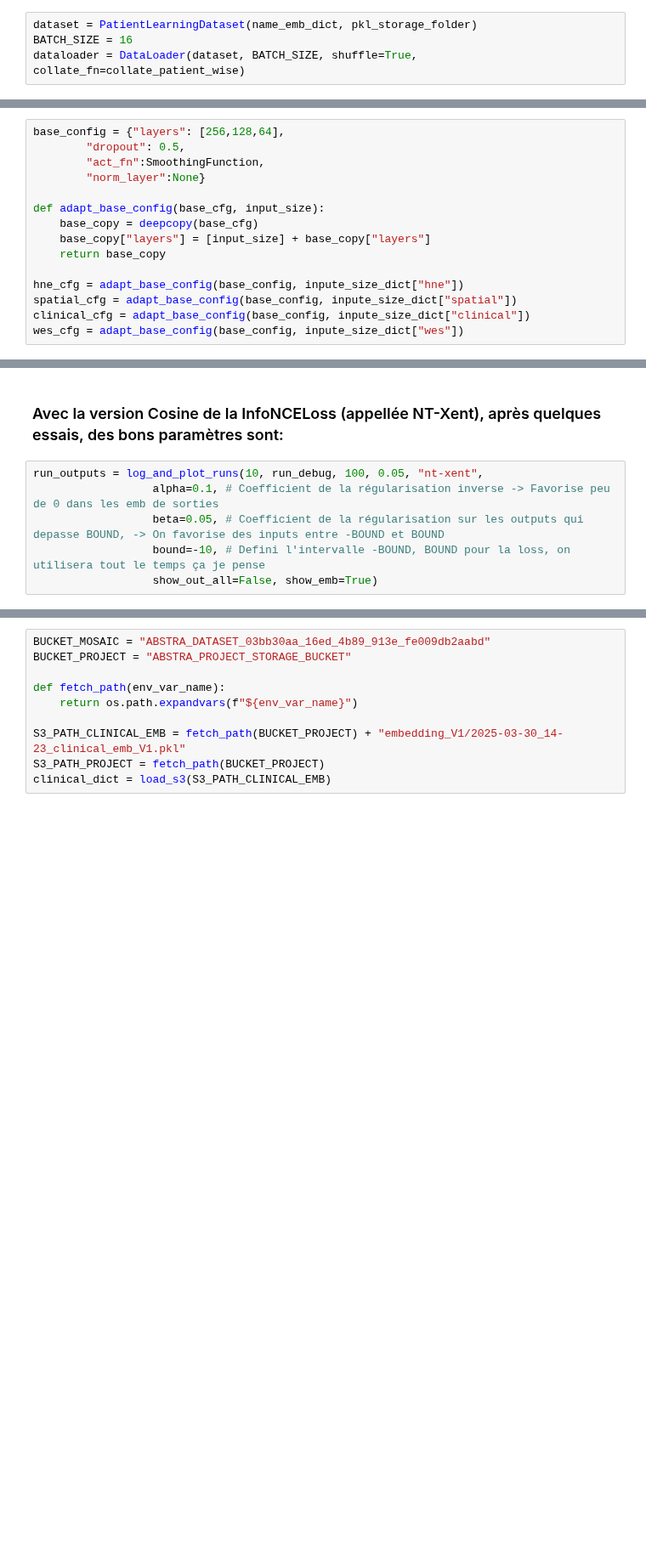
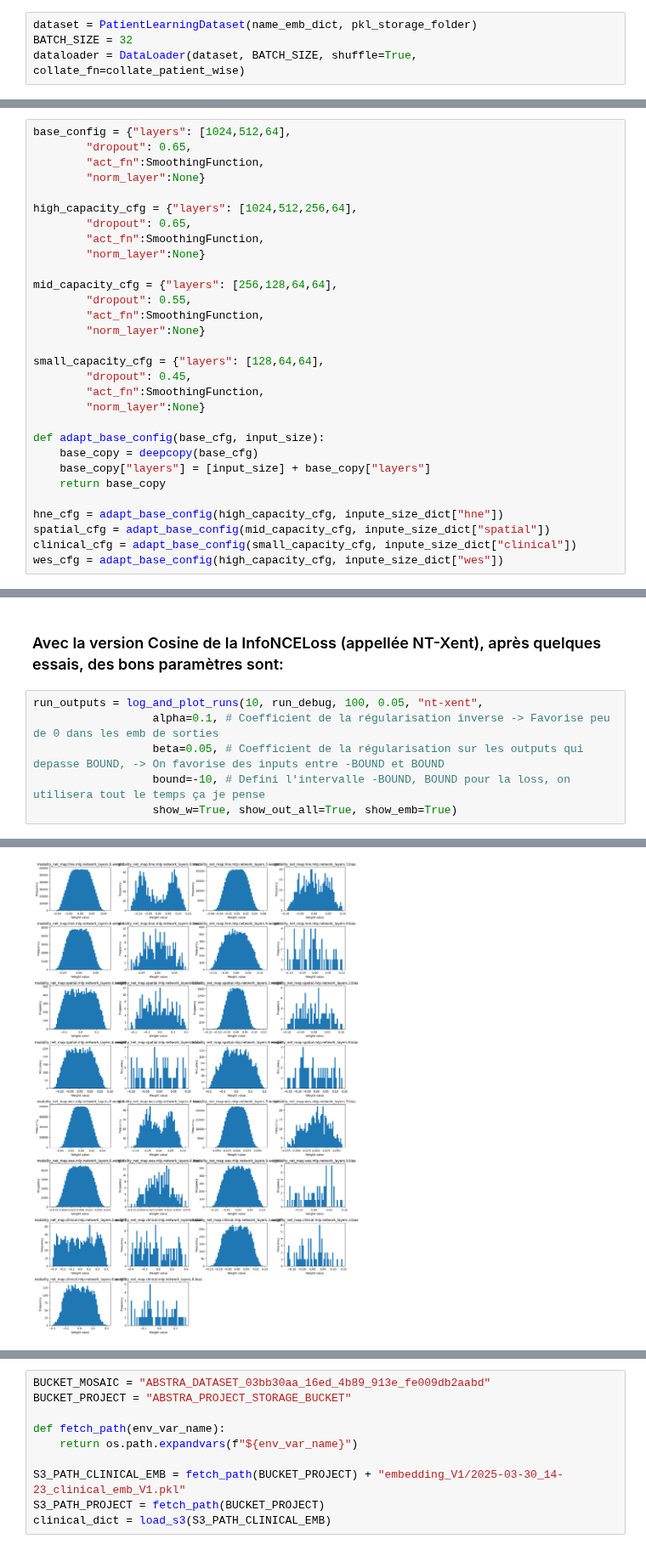
Before and after one commit to Tikings/gbm_hackathon, a Jupyter notebook: notebook_tests/test_patient_wise.ipynb, the cells around one changed output, grey strips where cells are left out. Shown at 85% size. Saved outputs shown, nothing was run; the diff lists cells and outputs as text; blank space fills up the shorter version.

Commit message:
Saving slightly modified notebook test with different module configs

```diff
--- a/notebook_tests/test_patient_wise.ipynb
+++ b/notebook_tests/test_patient_wise.ipynb
@@ -29,7 +29,7 @@ name_emb_dict = {"hne":"embeddings_HnE_OptimusH0.pkl",
 pkl_storage_folder = "embedding_V1"
 # %%
 dataset = PatientLearningDataset(name_emb_dict, pkl_storage_folder)
-BATCH_SIZE = 16
+BATCH_SIZE = 32
 dataloader = DataLoader(dataset, BATCH_SIZE, shuffle=True, collate_fn=collate_patient_wise)
 # %%
 batch_all = [dataset.__getitem__(idx) for idx in dataset.ind2patient]
@@ -102,8 +106,23 @@ wes torch.Size([16, 1790])
 # Pour instantier le MultiModalEncoder
 Il faut des config pour chaque modalité, par simplicité on va définir une coquille de base et simplement ajouter la bonne dimension en entrée
 # %%
-base_config = {"layers": [256,128,64],
-        "dropout": 0.5,
+base_config = {"layers": [1024,512,64],
+        "dropout": 0.65,
+        "act_fn":SmoothingFunction,
+        "norm_layer":None}
+
+high_capacity_cfg = {"layers": [1024,512,256,64],
+        "dropout": 0.65,
+        "act_fn":SmoothingFunction,
+        "norm_layer":None}
+
+mid_capacity_cfg = {"layers": [256,128,64,64],
+        "dropout": 0.55,
+        "act_fn":SmoothingFunction,
+        "norm_layer":None}
+
+small_capacity_cfg = {"layers": [128,64,64],
+        "dropout": 0.45,
         "act_fn":SmoothingFunction,
         "norm_layer":None}
 
@@ -112,10 +131,10 @@ def adapt_base_config(base_cfg, input_size):
     base_copy["layers"] = [input_size] + base_copy["layers"]
     return base_copy
 
-hne_cfg = adapt_base_config(base_config, inpute_size_dict["hne"])
-spatial_cfg = adapt_base_config(base_config, inpute_size_dict["spatial"])
-clinical_cfg = adapt_base_config(base_config, inpute_size_dict["clinical"])
-wes_cfg = adapt_base_config(base_config, inpute_size_dict["wes"])
+hne_cfg = adapt_base_config(high_capacity_cfg, inpute_size_dict["hne"])
+spatial_cfg = adapt_base_config(mid_capacity_cfg, inpute_size_dict["spatial"])
+clinical_cfg = adapt_base_config(small_capacity_cfg, inpute_size_dict["clinical"])
+wes_cfg = adapt_base_config(high_capacity_cfg, inpute_size_dict["wes"])
 # %%
 mme_cfg = {"hne_cfg":hne_cfg, "clinical_cfg":clinical_cfg, "wes_cfg":wes_cfg, "spatial_cfg":spatial_cfg}
 # %%
@@ -580,6 +599,6 @@ run_outputs = log_and_plot_runs(10, run_debug, 100, 0.05, "nt-xent",
                   alpha=0.1, # Coefficient de la régularisation inverse -> Favorise peu de 0 dans les emb de sorties
                   beta=0.05, # Coefficient de la régularisation sur les outputs qui depasse BOUND, -> On favorise des inputs entre -BOUND et BOUND
                   bound=-10, # Defini l'intervalle -BOUND, BOUND pour la loss, on utilisera tout le temps ça je pense
-                  show_out_all=False, show_emb=True)
+                  show_w=True, show_out_all=True, show_emb=True)
 # %% [output]
 RUN 0:
@@ -601,0 +621 @@ EPOCH 99 LOSS: -5.4890
+[figure, added]
```
Also changed, not shown: parts of 4 cells of this notebook.
